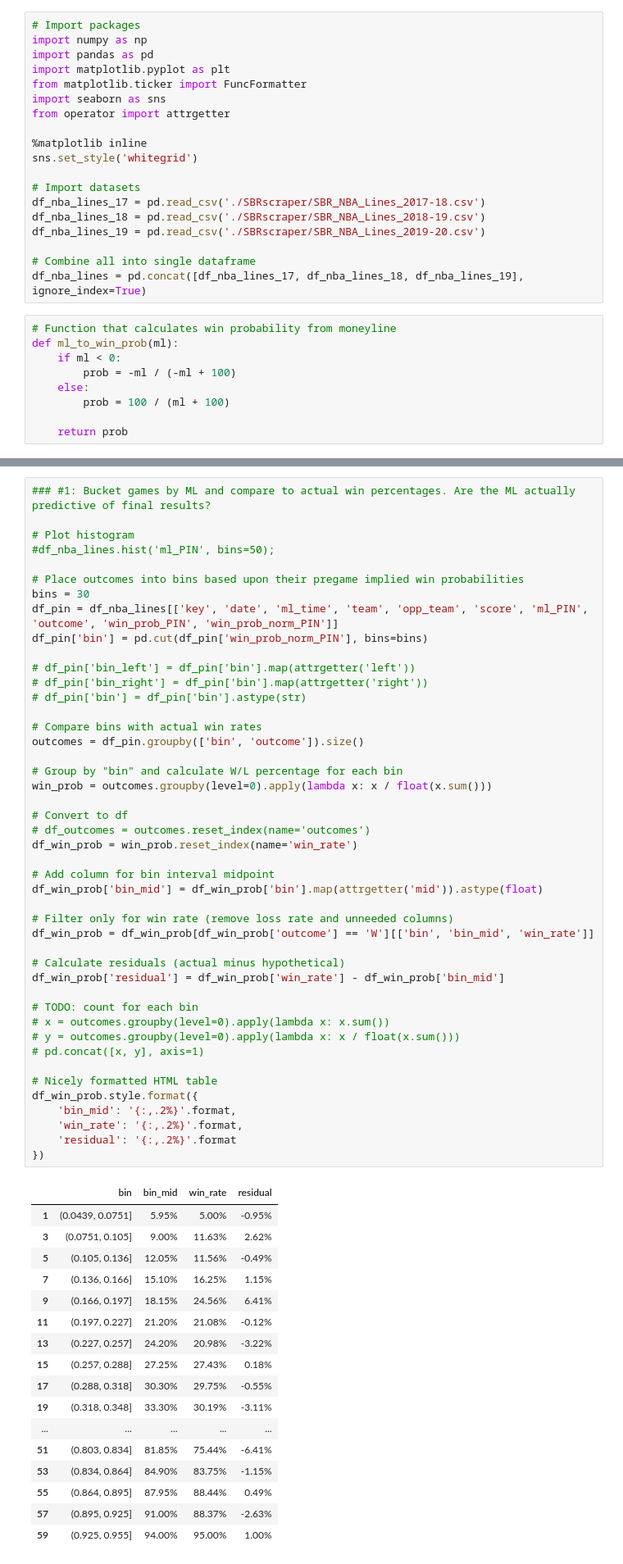
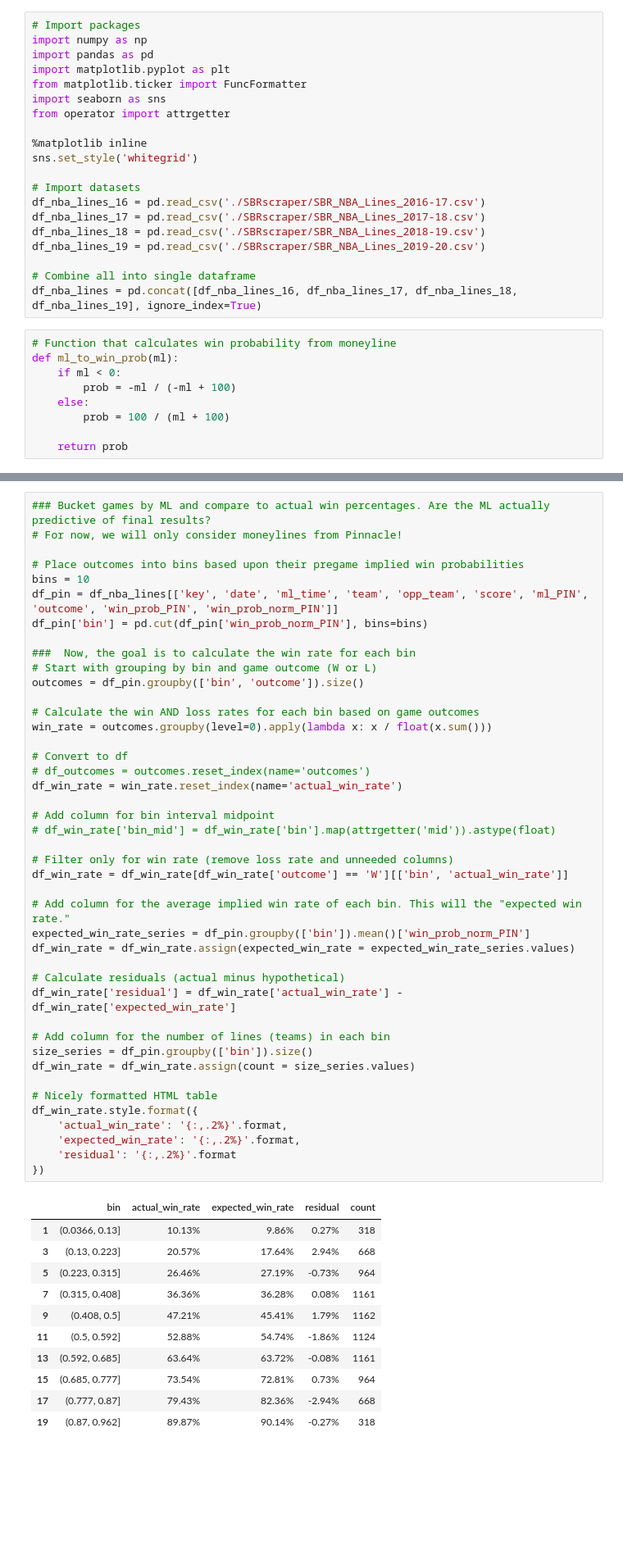
Before and after one commit to lambertchu/SBRscraper, a Jupyter notebook: sbr_profitability.ipynb, the cells around one changed output, grey strips where cells are left out. Shown at 82% size. Cells and saved outputs as stored; diff of their text form; blank space fills up the shorter version.

```diff
--- a/sbr_profitability.ipynb
+++ b/sbr_profitability.ipynb
@@ -17,12 +17,13 @@ from operator import attrgetter
 sns.set_style('whitegrid')
 
 # Import datasets
+df_nba_lines_16 = pd.read_csv('./SBRscraper/SBR_NBA_Lines_2016-17.csv')
 df_nba_lines_17 = pd.read_csv('./SBRscraper/SBR_NBA_Lines_2017-18.csv')
 df_nba_lines_18 = pd.read_csv('./SBRscraper/SBR_NBA_Lines_2018-19.csv')
 df_nba_lines_19 = pd.read_csv('./SBRscraper/SBR_NBA_Lines_2019-20.csv')
 
 # Combine all into single dataframe
-df_nba_lines = pd.concat([df_nba_lines_17, df_nba_lines_18, df_nba_lines_19], ignore_index=True)
+df_nba_lines = pd.concat([df_nba_lines_16, df_nba_lines_17, df_nba_lines_18, df_nba_lines_19], ignore_index=True)
 # %%
 # Function that calculates win probability from moneyline
 def ml_to_win_prob(ml):
@@ -59,65 +63,57 @@ for (i, row1), (j, row2) in zip(df_generator, df_generator):
 # %%
-### #1: Bucket games by ML and compare to actual win percentages. Are the ML actually predictive of final results?
-
-# Plot histogram
-#df_nba_lines.hist('ml_PIN', bins=50);
+### Bucket games by ML and compare to actual win percentages. Are the ML actually predictive of final results?
+# For now, we will only consider moneylines from Pinnacle!
 
 # Place outcomes into bins based upon their pregame implied win probabilities
-bins = 30
+bins = 10
 df_pin = df_nba_lines[['key', 'date', 'ml_time', 'team', 'opp_team', 'score', 'ml_PIN', 'outcome', 'win_prob_PIN', 'win_prob_norm_PIN']]
 df_pin['bin'] = pd.cut(df_pin['win_prob_norm_PIN'], bins=bins)
 
-# df_pin['bin_left'] = df_pin['bin'].map(attrgetter('left'))
-# df_pin['bin_right'] = df_pin['bin'].map(attrgetter('right'))
-# df_pin['bin'] = df_pin['bin'].astype(str)
-
-# Compare bins with actual win rates
+###  Now, the goal is to calculate the win rate for each bin
+# Start with grouping by bin and game outcome (W or L)
 outcomes = df_pin.groupby(['bin', 'outcome']).size()
 
-# Group by "bin" and calculate W/L percentage for each bin
-win_prob = outcomes.groupby(level=0).apply(lambda x: x / float(x.sum()))
+# Calculate the win AND loss rates for each bin based on game outcomes
+win_rate = outcomes.groupby(level=0).apply(lambda x: x / float(x.sum()))
 
 # Convert to df
 # df_outcomes = outcomes.reset_index(name='outcomes')
-df_win_prob = win_prob.reset_index(name='win_rate')
+df_win_rate = win_rate.reset_index(name='actual_win_rate')
 
 # Add column for bin interval midpoint
-df_win_prob['bin_mid'] = df_win_prob['bin'].map(attrgetter('mid')).astype(float)
+# df_win_rate['bin_mid'] = df_win_rate['bin'].map(attrgetter('mid')).astype(float)
 
 # Filter only for win rate (remove loss rate and unneeded columns)
-df_win_prob = df_win_prob[df_win_prob['outcome'] == 'W'][['bin', 'bin_mid', 'win_rate']]
+df_win_rate = df_win_rate[df_win_rate['outcome'] == 'W'][['bin', 'actual_win_rate']]
+
+# Add column for the average implied win rate of each bin. This will the "expected win rate."
+expected_win_rate_series = df_pin.groupby(['bin']).mean()['win_prob_norm_PIN']
+df_win_rate = df_win_rate.assign(expected_win_rate = expected_win_rate_series.values)
 
 # Calculate residuals (actual minus hypothetical)
-df_win_prob['residual'] = df_win_prob['win_rate'] - df_win_prob['bin_mid']
+df_win_rate['residual'] = df_win_rate['actual_win_rate'] - df_win_rate['expected_win_rate']
 
-# TODO: count for each bin
-# x = outcomes.groupby(level=0).apply(lambda x: x.sum())
-# y = outcomes.groupby(level=0).apply(lambda x: x / float(x.sum()))
-# pd.concat([x, y], axis=1)
+# Add column for the number of lines (teams) in each bin
+size_series = df_pin.groupby(['bin']).size()
+df_win_rate = df_win_rate.assign(count = size_series.values)
 
 # Nicely formatted HTML table
-df_win_prob.style.format({
-    'bin_mid': '{:,.2%}'.format,
-    'win_rate': '{:,.2%}'.format,
+df_win_rate.style.format({
+    'actual_win_rate': '{:,.2%}'.format,
+    'expected_win_rate': '{:,.2%}'.format,
     'residual': '{:,.2%}'.format
 })
 # %% [output]
-|  | bin | bin_mid | win_rate | residual |
-| 1 | (0.0439, 0.0751] | 5.95% | 5.00% | -0.95% |
-| 3 | (0.0751, 0.105] | 9.00% | 11.63% | 2.62% |
-| 5 | (0.105, 0.136] | 12.05% | 11.56% | -0.49% |
-| 7 | (0.136, 0.166] | 15.10% | 16.25% | 1.15% |
-| 9 | (0.166, 0.197] | 18.15% | 24.56% | 6.41% |
-| 11 | (0.197, 0.227] | 21.20% | 21.08% | -0.12% |
-| 13 | (0.227, 0.257] | 24.20% | 20.98% | -3.22% |
-| 15 | (0.257, 0.288] | 27.25% | 27.43% | 0.18% |
-| 17 | (0.288, 0.318] | 30.30% | 29.75% | -0.55% |
-| 19 | (0.318, 0.348] | 33.30% | 30.19% | -3.11% |
-| ... | ... | ... | ... | ... |
-| 51 | (0.803, 0.834] | 81.85% | 75.44% | -6.41% |
-| 53 | (0.834, 0.864] | 84.90% | 83.75% | -1.15% |
-| 55 | (0.864, 0.895] | 87.95% | 88.44% | 0.49% |
-| 57 | (0.895, 0.925] | 91.00% | 88.37% | -2.63% |
-| 59 | (0.925, 0.955] | 94.00% | 95.00% | 1.00% |
+|  | bin | actual_win_rate | expected_win_rate | residual | count |
+| 1 | (0.0366, 0.13] | 10.13% | 9.86% | 0.27% | 318 |
+| 3 | (0.13, 0.223] | 20.57% | 17.64% | 2.94% | 668 |
+| 5 | (0.223, 0.315] | 26.46% | 27.19% | -0.73% | 964 |
+| 7 | (0.315, 0.408] | 36.36% | 36.28% | 0.08% | 1161 |
+| 9 | (0.408, 0.5] | 47.21% | 45.41% | 1.79% | 1162 |
+| 11 | (0.5, 0.592] | 52.88% | 54.74% | -1.86% | 1124 |
+| 13 | (0.592, 0.685] | 63.64% | 63.72% | -0.08% | 1161 |
+| 15 | (0.685, 0.777] | 73.54% | 72.81% | 0.73% | 964 |
+| 17 | (0.777, 0.87] | 79.43% | 82.36% | -2.94% | 668 |
+| 19 | (0.87, 0.962] | 89.87% | 90.14% | -0.27% | 318 |
 # %%
 # Plot residuals
```
Also changed, not shown: parts of 3 cells of this notebook.
